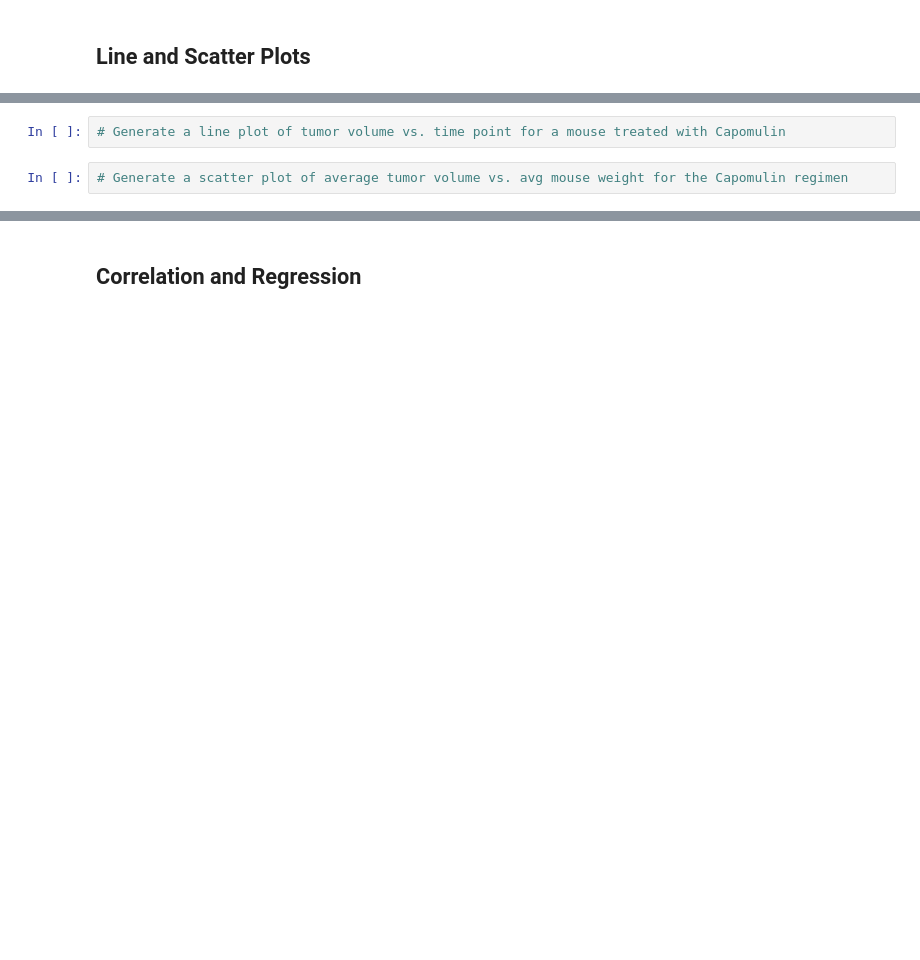
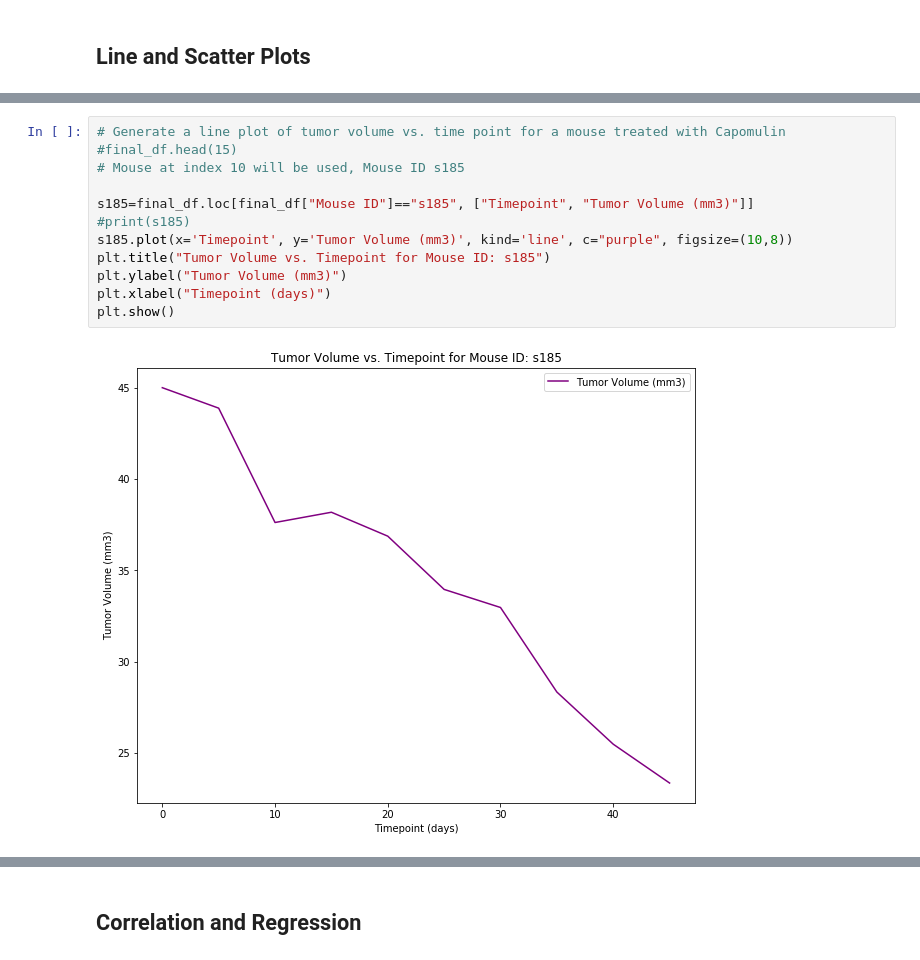
Before and after one commit to TCH2300/matplotlib-challenge, a Jupyter notebook: Pymaceuticals/main_matplotlib.ipynb, the cells around one changed output, grey strips where cells are left out. Cells and saved outputs as stored; diff of their text form; blank space fills up the shorter version.

```diff
--- a/Pymaceuticals/main_matplotlib.ipynb
+++ b/Pymaceuticals/main_matplotlib.ipynb
@@ -223,4 +218,14 @@ four_final_df.head(1)
-# %%
-# Generate a line plot of tumor volume vs. time point for a mouse treated with Capomulin
-# %%
-# Generate a scatter plot of average tumor volume vs. avg mouse weight for the Capomulin regimen
+# %%
+# Generate a line plot of tumor volume vs. time point for a mouse treated with Capomulin
+#final_df.head(15)
+# Mouse at index 10 will be used, Mouse ID s185
+
+s185=final_df.loc[final_df["Mouse ID"]=="s185", ["Timepoint", "Tumor Volume (mm3)"]]
+#print(s185)
+s185.plot(x='Timepoint', y='Tumor Volume (mm3)', kind='line', c="purple", figsize=(10,8))
+plt.title("Tumor Volume vs. Timepoint for Mouse ID: s185")
+plt.ylabel("Tumor Volume (mm3)")
+plt.xlabel("Timepoint (days)")
+plt.show()
+# %% [output]
+[figure, added]
```
Also changed, not shown: parts of 4 cells of this notebook.
